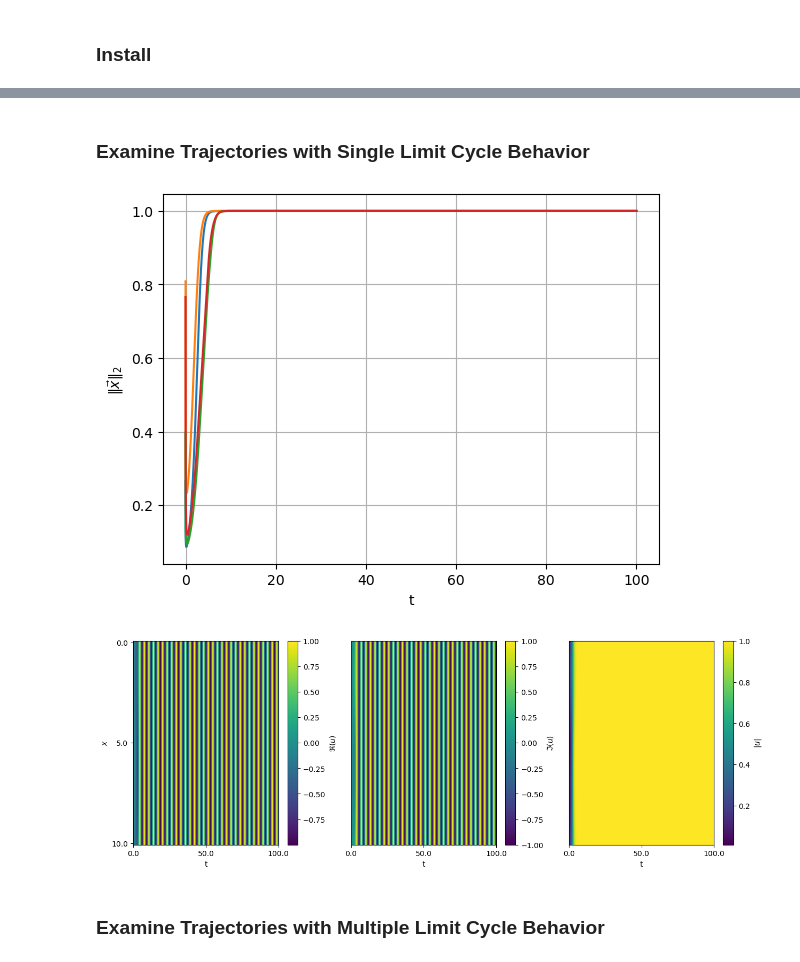
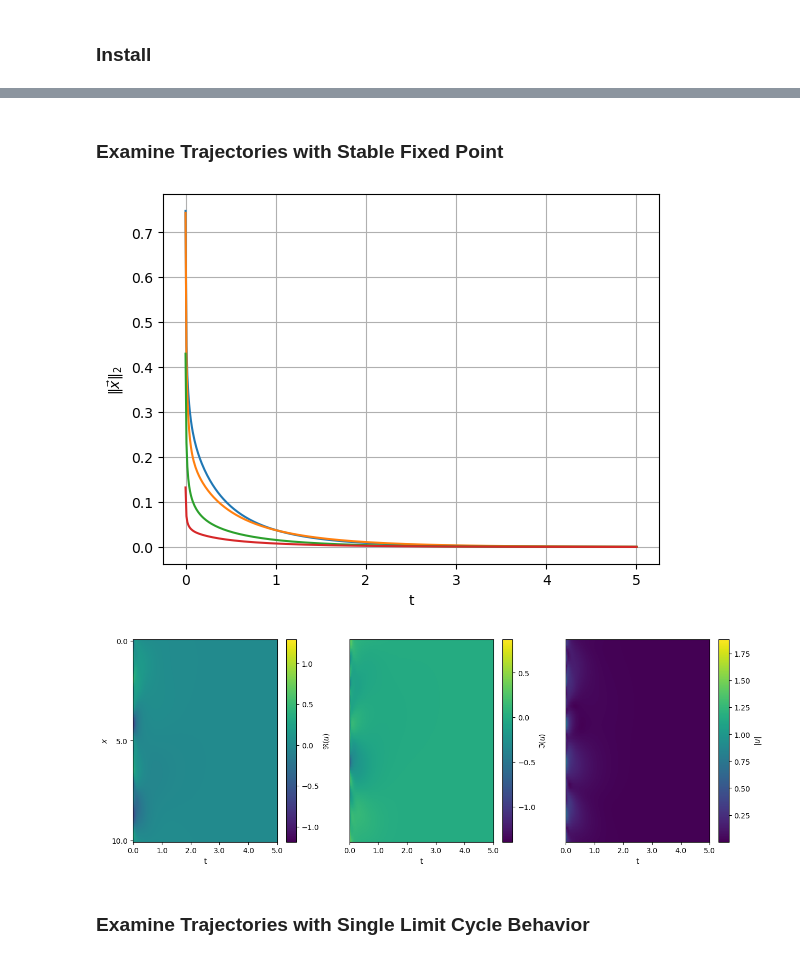
Before and after one commit to grmacchio/dynml, a Jupyter notebook: test_dynml/examples/test_cgle.ipynb, the cells around one changed output, grey strips where cells are left out. Drawn from its saved outputs; the diff is of its cells as text; code cells hidden in the pictures.

```diff
--- a/test_dynml/examples/test_cgle.ipynb
+++ b/test_dynml/examples/test_cgle.ipynb
@@ -28,9 +21,9 @@ set_default_dtype(float64)
 # %% [markdown]
-### Examine Trajectories with Single Limit Cycle Behavior
+### Examine Trajectories with Stable Fixed Point
 # %%
-K = 32                                                                         # set the number of Fourier modes
+K = 32                                                                          # set the number of Fourier modes
 L = 10.0                                                                        # set the domain size
-alpha_r = 1.0                                                                   # set the real part of the alpha parameter
+alpha_r = -1.0                                                                  # set the real part of the alpha parameter
 alpha_i = 0.0                                                                   # set the imaginary part of the alpha parameter
 beta_r = 1.0                                                                    # set the real part of the beta parameter
 beta_i = 1.0                                                                    # set the imaginary part of the beta parameter
@@ -42,7 +35,7 @@ method = 'rk3cn'
 imp_sol = 'lu'                                                                  # set the implicit solver
 ds = gen_approx_discrete_sys(fos, dt, method, imp_sol)                          # generate the discrete system
 num_trajs = 4                                                                   # set the number of trajectories
-t_final = 100.0                                                                 # set the final time
+t_final = 5.0                                                                 # set the final time
 num_samples = int(t_final / dt) + 1                                             # set the number of time samples
 traj = gen_num_trajs(ds, fos.gen_ic, num_trajs, num_samples, compute='cpu',     # generate the numerical trajectories
                      output='cpu', pbar=True)
@@ -58,40 +51,40 @@ ax.set_xlabel('t')
 ax.set_ylabel('$\\|\\vec{x}\\|_2$')                                             # set the y-axis label
 show()                                                                          # display the plot
 # %% [output]
-[figure, old version]
+[figure, new version]
 # %%
-dt_plot = 50.0                                                                  # set the time step for the x-axis ticks
+dt_plot = 1.0                                                                   # set the time step for the x-axis ticks
 dx = L / (2 * K)                                                                # set the space step
 dx_plot = K * dx                                                                # set the space step for the y-axis ticks
 fig, ax = subplots(1, 3, figsize=(15, 5))                                       # generate a figure and axis
 q = fos.state_to_phys(traj)                                                     # convert the trajectories to physical space
 x = linspace(0, L, fos.N)                                                       # generate the x vector
 im0 = ax[0].imshow(q[0, :, :].real.T, aspect='auto')                            # plot the real part of the trajectories
 ax[0].set_ylabel('$x$')                                                         # set the y-axis label
 ax[0].set_xlabel('t')                                                           # set the x-axis label
 ax[0].set_yticks(arange(0, 2 * K + 1, int(dx_plot/dx)).numpy())                 # set the y-axis tick positions
 ax[0].set_yticklabels(round(x[::int(dx_plot/dx)].numpy(), 2))                   # set the y-axis tick labels
 ax[0].set_xticks(arange(0, num_samples, int(dt_plot/dt)).numpy())               # set the x-axis tick positions
 ax[0].set_xticklabels(t[::int(dt_plot/dt)].numpy())                             # set the x-axis tick labels
 cbar0 = fig.colorbar(im0, ax=ax[0])                                             # add a colorbar to the plot
 cbar0.set_label('$\\Re(u)$')                                                    # set the colorbar label
 im1 = ax[1].imshow(q[0, :, :].imag.T, aspect='auto')                            # plot the imaginary part of the trajectories
 ax[1].set_xlabel('t')                                                           # set the x-axis label
 ax[1].set_yticks([])                                                            # remove the y-ticks
 ax[1].set_xticks(arange(0, num_samples, int(dt_plot/dt)).numpy())               # set the x-axis tick positions
 ax[1].set_xticklabels(t[::int(dt_plot/dt)].numpy())                             # set the x-axis tick labels
 cbar1 = fig.colorbar(im1, ax=ax[1])                                             # add a colorbar to the plot
 cbar1.set_label('$\\Im(u)$')                                                    # set the colorbar label
 im2 = ax[2].imshow(abs(q[0, :, :]).T, aspect='auto')                            # plot the absolute value of the trajectories
 ax[2].set_xlabel('t')                                                           # set the x-axis label
 ax[2].set_yticks([])                                                            # remove the y-ticks
 ax[2].set_xticks(arange(0, num_samples, int(dt_plot/dt)).numpy())               # set the x-axis tick positions
 ax[2].set_xticklabels(t[::int(dt_plot/dt)].numpy())                             # set the x-axis tick labels
 cbar2 = fig.colorbar(im2, ax=ax[2])                                             # add a colorbar to the plot
 cbar2.set_label('$|u|$')                                                        # set the colorbar label
 show()                                                                          # display the plots
 # %% [output]
-[figure, old version]
+[figure, new version]
 # %% [markdown]
-### Examine Trajectories with Multiple Limit Cycle Behavior
+### Examine Trajectories with Single Limit Cycle Behavior
 # %%
```
Also changed, not shown: parts of 17 cells of this notebook, 28 other files.
